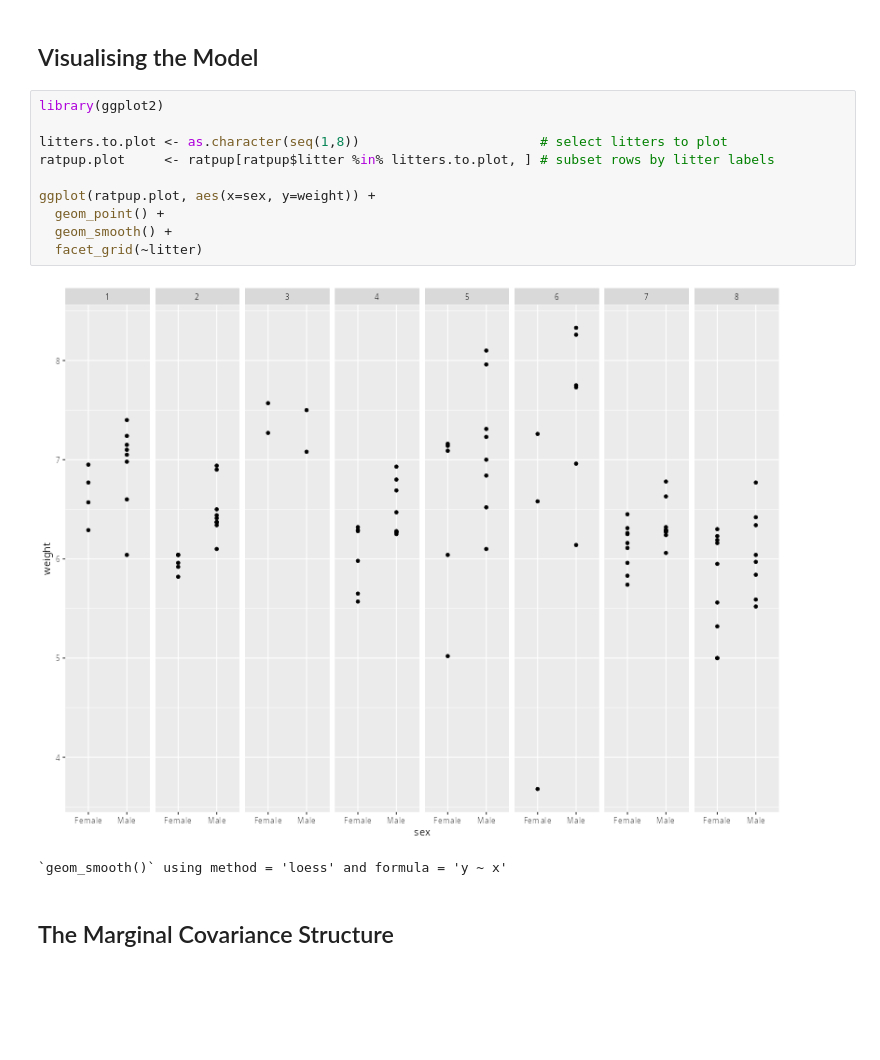
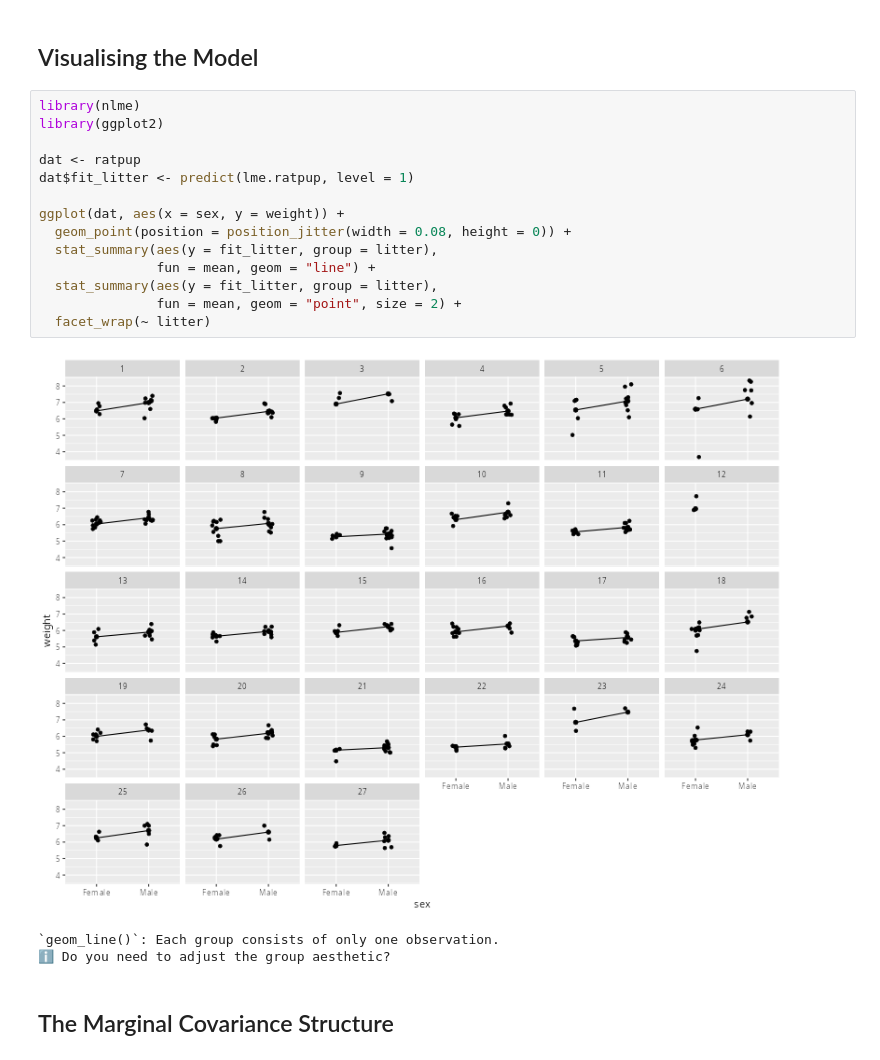
Before and after one commit to PCHN63112-Mixed-Models/mixed-effects-advanced, a Jupyter notebook: 7.example-in-R.ipynb, the cells around one changed output. Cells and saved outputs as stored; diff of their text form; blank space fills up the shorter version.

```diff
--- a/7.example-in-R.ipynb
+++ b/7.example-in-R.ipynb
@@ -155,19 +192,24 @@ random.effects(lme.ratpup.1)
 Recall from earlier that litter 12 had *no* male pups. Despite this, there is still a random slope of `sex` for this litter. How is this possible? This is the process of *pooling* in action.
 # %% [markdown]
 ## Visualising the Model
-# %%
-library(ggplot2)
-
-litters.to.plot <- as.character(seq(1,8))                       # select litters to plot
-ratpup.plot     <- ratpup[ratpup$litter %in% litters.to.plot, ] # subset rows by litter labels
-
-ggplot(ratpup.plot, aes(x=sex, y=weight)) +
-  geom_point() +
-  geom_smooth() +
-  facet_grid(~litter)
-# %% [output]
-[figure, removed]
-`geom_smooth()` using method = 'loess' and formula = 'y ~ x'
+# %%
+library(nlme)
+library(ggplot2)
+
+dat <- ratpup
+dat$fit_litter <- predict(lme.ratpup, level = 1)
+
+ggplot(dat, aes(x = sex, y = weight)) +
+  geom_point(position = position_jitter(width = 0.08, height = 0)) +
+  stat_summary(aes(y = fit_litter, group = litter),
+               fun = mean, geom = "line") +
+  stat_summary(aes(y = fit_litter, group = litter),
+               fun = mean, geom = "point", size = 2) +
+  facet_wrap(~ litter)
+# %% [output]
+[figure, added]
+`geom_line()`: Each group consists of only one observation.
+ℹ Do you need to adjust the group aesthetic?
 # %% [markdown]
 ## The Marginal Covariance Structure
 # %%
```
Also changed, not shown: parts of 20 cells of this notebook, 15 other files.
